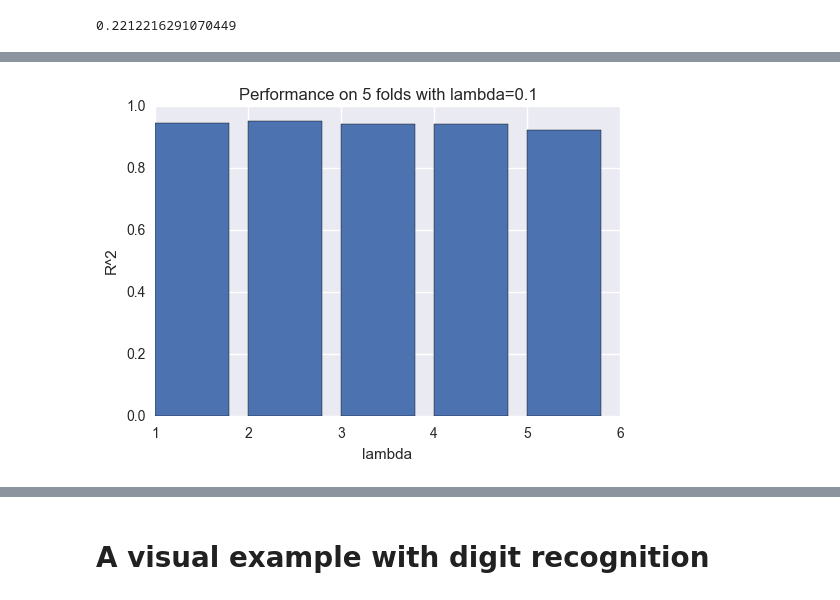
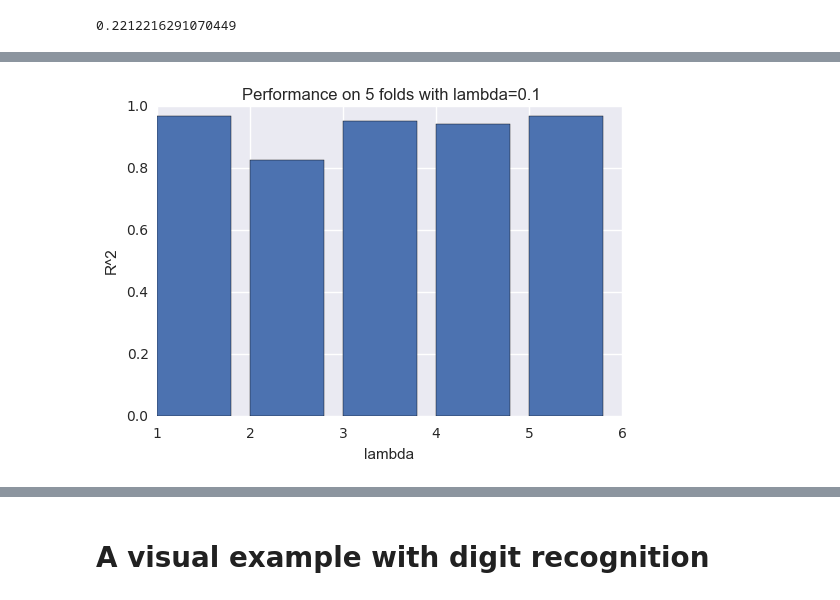
Before and after one commit to CJ-Wright/APMAE4990-, a Jupyter notebook: notebooks/Lecture 3 - Model Complexity and Regularization.ipynb, the cells around one changed output, grey strips where cells are left out. Saved outputs shown, nothing was run; the diff lists cells and outputs as text; code cells hidden in the pictures.

```diff
--- a/notebooks/Lecture 3 - Model Complexity and Regularization.ipynb
+++ b/notebooks/Lecture 3 - Model Complexity and Regularization.ipynb
@@ -416,2 +417,2 @@ plt.plot(alphas,scores)
 # %%
-alphas[np.argmax(scores)]
+best_alpha=alphas[np.argmax(scores)]
@@ -453,11 +452,11 @@ for alpha in alphas[::-1]:
 ... (18 outputs left out)
 # %%
-regr = Lasso(alpha=0.000000000001)
+regr = Lasso(alpha=alphas[best_alpha])
 scores = cross_val_score(regr, X, y, cv=5)
 plt.xlabel('lambda')
 plt.ylabel('R^2')
 plt.title('Performance on 5 folds with lambda=' + str(alpha))
 plt.bar(range(1,6),scores)
 plt.show()
 # %% [output]
-[figure, old version]
+[figure, new version]
```
Also changed, not shown: parts of 16 cells of this notebook.
